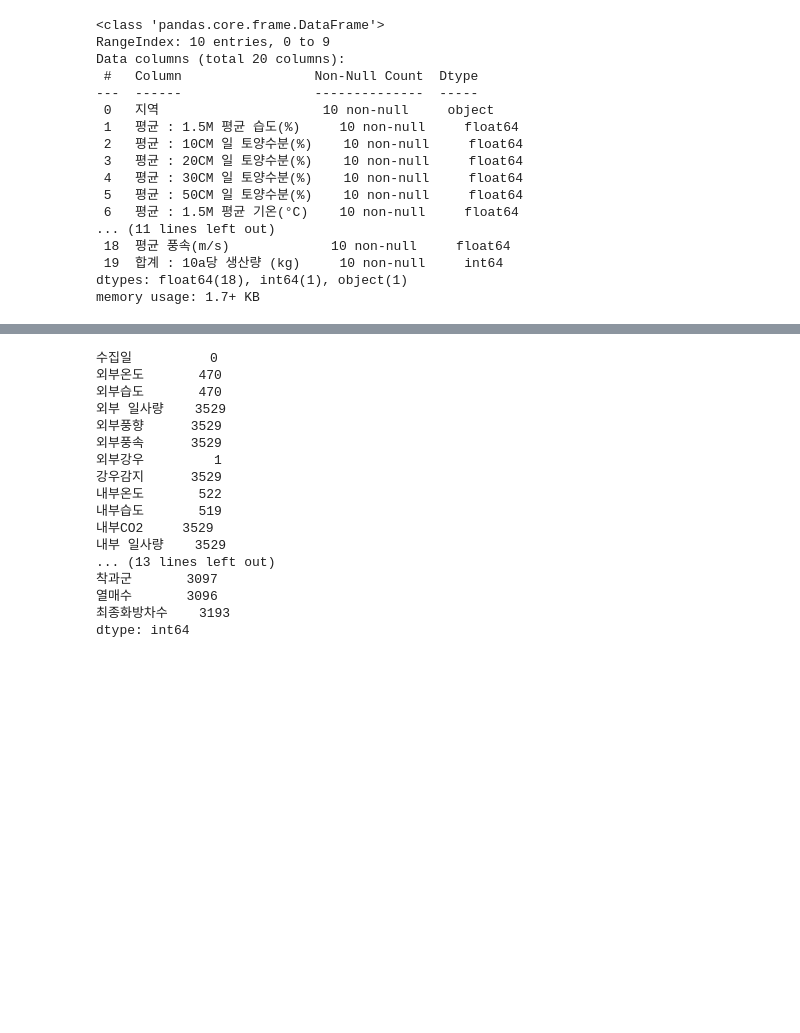
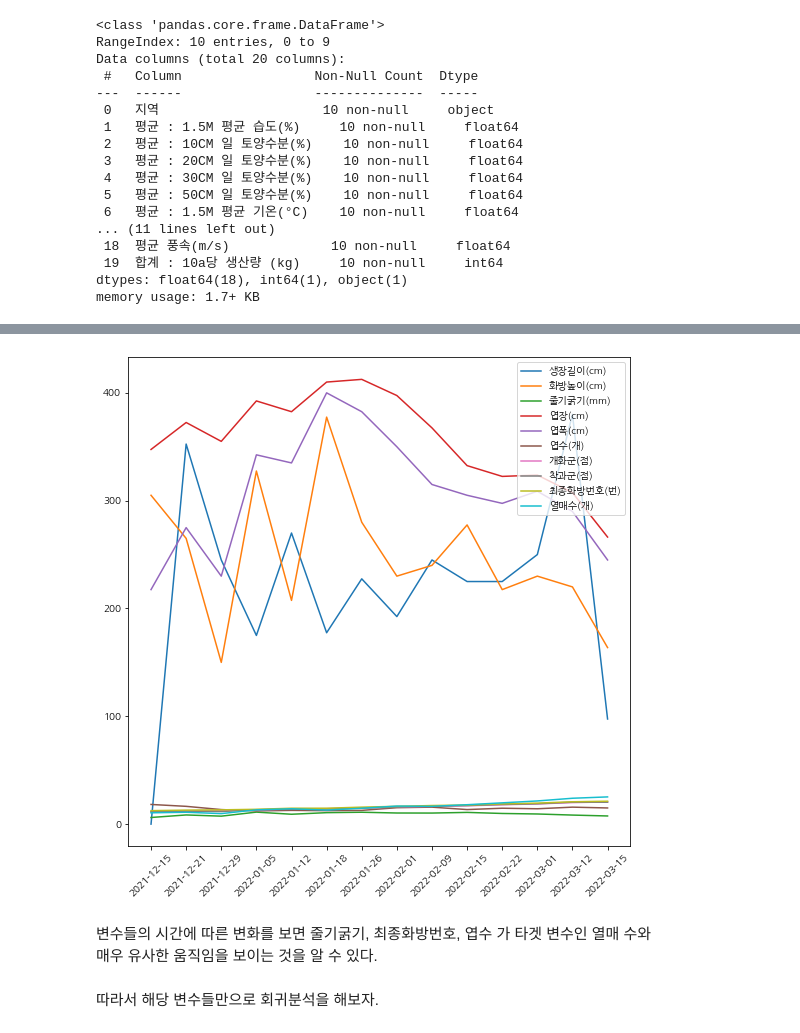
Before and after one commit to jadenYun96/2022-1_ML_Basic-AI-, a Jupyter notebook: Mini_project_201621464.ipynb, the cells around one changed output, grey strips where cells are left out. Drawn from its saved outputs; the diff is of its cells as text; code cells hidden in the pictures; blank space fills up the shorter version.

```diff
--- a/Mini_project_201621464.ipynb
+++ b/Mini_project_201621464.ipynb
@@ -138,20 +225,0 @@ df.shape
-# %%
-df.isnull().sum()
-# %% [output]
-수집일          0
-외부온도       470
-외부습도       470
-외부 일사량    3529
-외부풍향      3529
-외부풍속      3529
-외부강우         1
-강우감지      3529
-내부온도       522
-내부습도       519
-내부CO2     3529
-내부 일사량    3529
-... (13 lines left out)
-착과군       3097
-열매수       3096
-최종화방차수    3193
-dtype: int64
@@ -157,0 +230,16 @@ dtype: int64
+# %%
+plt.figure(figsize=(9,9))
+date=df.iloc[:,0]
+for i in range(2,len(df.columns)):
+    plt.plot(date,df.iloc[:,i], label=df.columns[i])
+plt.rc('font',family='NanumGothic') # 한글 출력을 위해
+plt.xticks(rotation=45)
+plt.legend()
+plt.show()
+# %% [output]
+[figure, added]
+# %% [markdown]
+변수들의 시간에 따른 변화를 보면 줄기굵기, 최종화방번호, 엽수 가 타겟 변수인 열매 수와
+매우 유사한 움직임을 보이는 것을 알 수 있다.
+# %% [markdown]
+따라서 해당 변수들만으로 회귀분석을 해보자.
```
Also changed, not shown: parts of 23 cells of this notebook, 7 other files.
